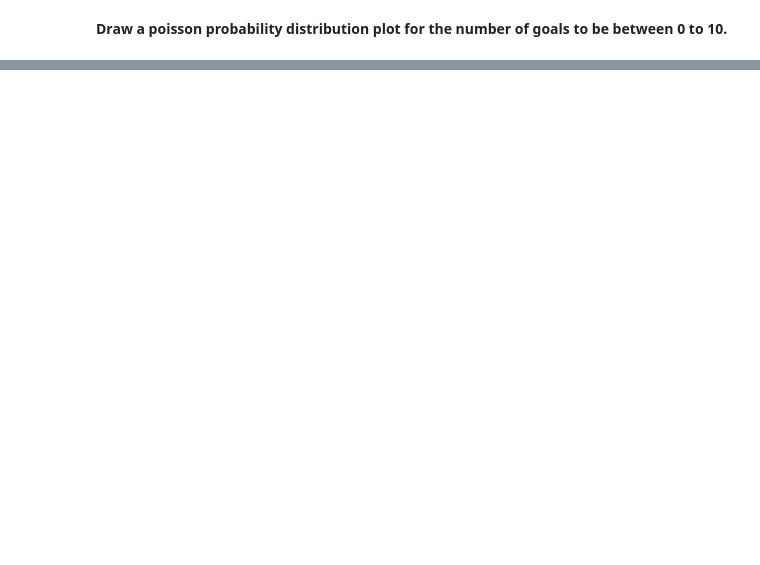
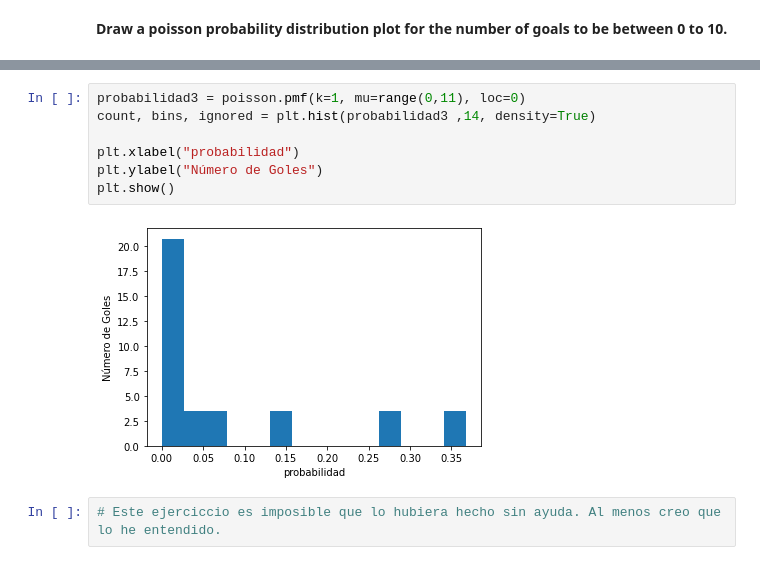
Before and after one commit to ironhack-datalabs/datamad0620, a Jupyter notebook: module-2/lab-discrete-probability-distribution/your-code/main.ipynb, the cells around one changed output, grey strips where cells are left out. Saved outputs shown, nothing was run; the diff lists cells and outputs as text; blank space fills up the shorter version.

```diff
--- a/module-2/lab-discrete-probability-distribution/your-code/main.ipynb
+++ b/module-2/lab-discrete-probability-distribution/your-code/main.ipynb
@@ -117,0 +133,11 @@ math.factorial(n) # n is the number you want to find the factorial of
+# %%
+probabilidad3 = poisson.pmf(k=1, mu=range(0,11), loc=0)
+count, bins, ignored = plt.hist(probabilidad3 ,14, density=True)
+
+plt.xlabel("probabilidad")
+plt.ylabel("Número de Goles")
+plt.show()
+# %% [output]
+[figure, added]
+# %%
+# Este ejerciccio es imposible que lo hubiera hecho sin ayuda. Al menos creo que lo he entendido.
```
Also changed, not shown: parts of 4 cells of this notebook.
